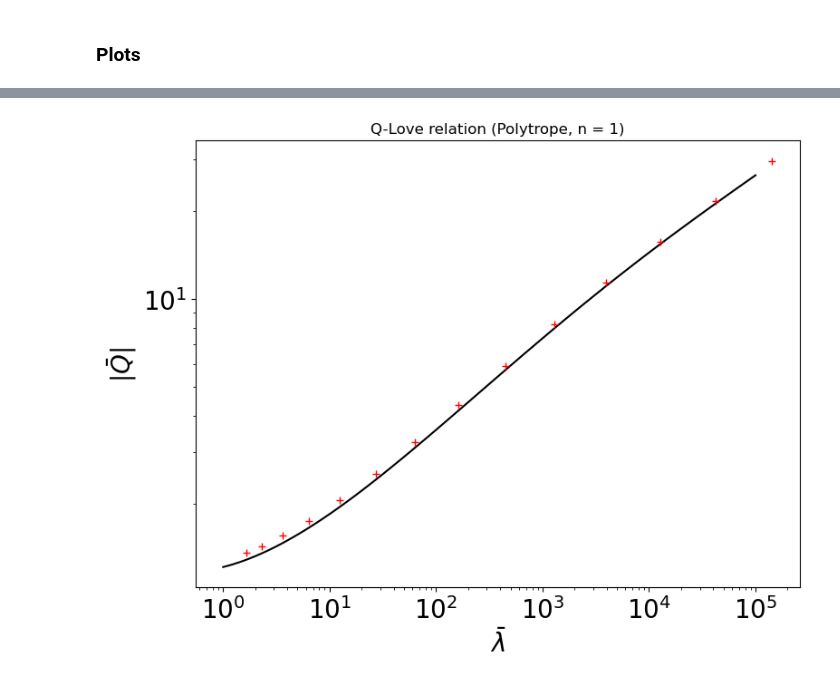
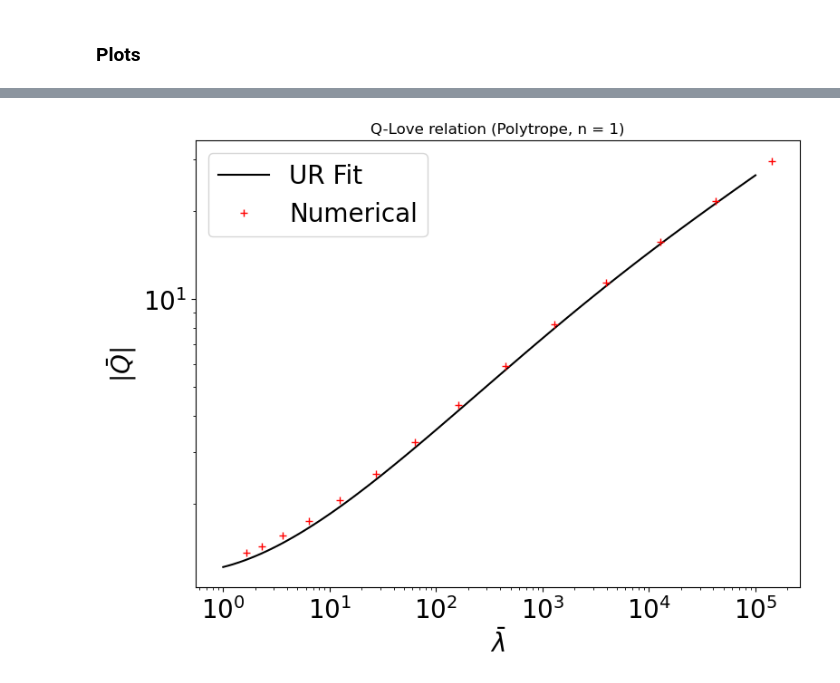
Before and after one commit to SYLau/py-stellar-perturbations, a Jupyter notebook: standalone/Tutorial_I_Love_Q.ipynb, the cells around one changed output, grey strips where cells are left out. Drawn from its saved outputs; the diff is of its cells as text; code cells hidden in the pictures.

```diff
--- a/standalone/Tutorial_I_Love_Q.ipynb
+++ b/standalone/Tutorial_I_Love_Q.ipynb
@@ -432,15 +447,16 @@ plt.close()
 # %%
 plt.figure(figsize=(8.6,6.4), dpi= 100)
-plt.plot(love_fit_list, Q_love(love_fit_list), 'k-')
-plt.plot(love_list, np.abs(Q_list), linestyle = '', marker = '+', color = 'red')
+plt.plot(love_fit_list, Q_love(love_fit_list), 'k-', label = 'UR Fit')
+plt.plot(love_list, np.abs(Q_list), linestyle = '', marker = '+', color = 'red', label = 'Numerical')
 plt.title(r'Q-Love relation (Polytrope, n = 1)')
 plt.xlabel(r'$\bar{\lambda}$',fontsize=20)
 plt.ylabel(r'$|\bar{Q}|$',fontsize=20)
 plt.xticks(fontsize=20)
 plt.yticks(fontsize=20)
 plt.xscale('log')
 plt.yscale('log')
+plt.legend(fontsize=20, frameon = 'True')
 plt.show()
 plt.close()
 # %% [output]
-[figure, old version]
+[figure, new version]
```
Also changed, not shown: parts of 9 cells of this notebook, 3 other files.
